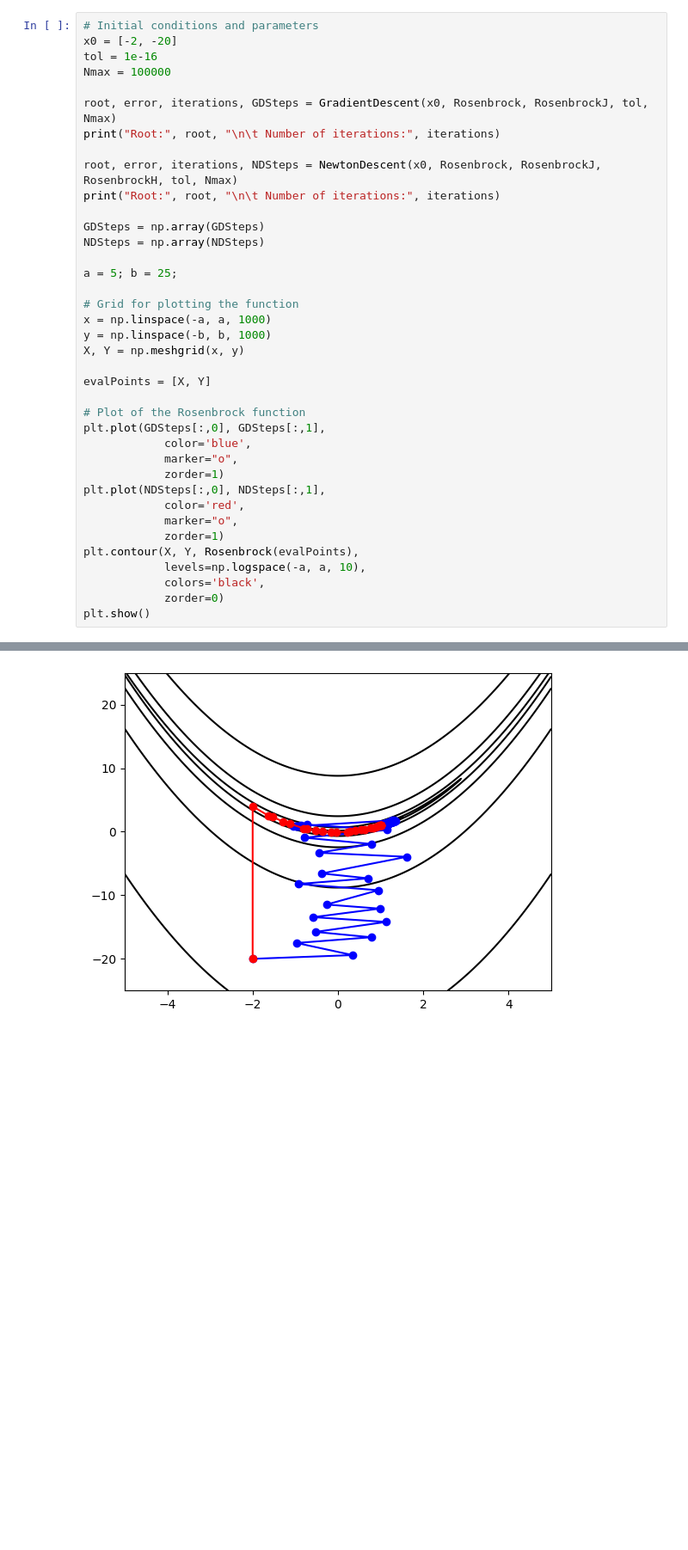
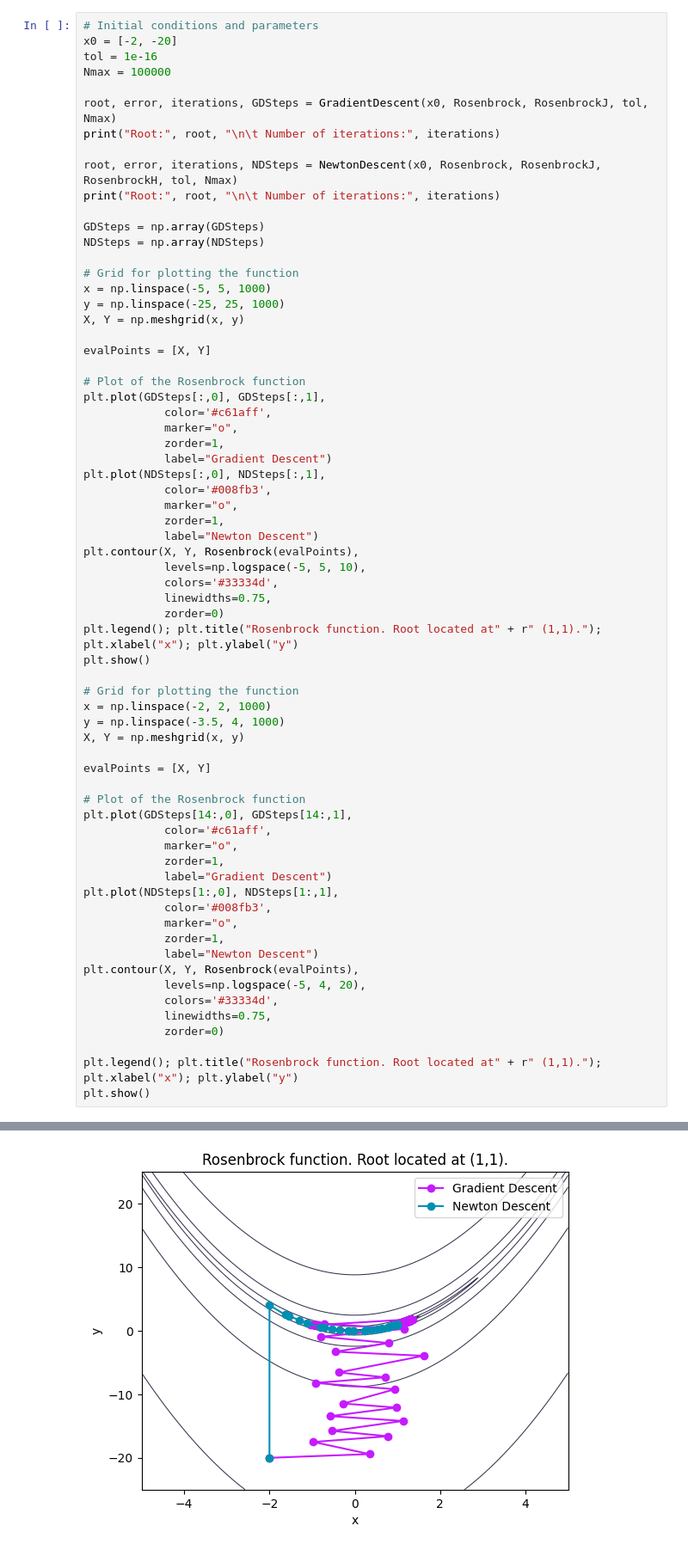
Before and after one commit to cmaddry/APPM-4600, a Jupyter notebook: Final Project/Code/finalProject.ipynb, the cells around one changed output, grey strips where cells are left out. Shown at 86% size. Cells and saved outputs as stored; diff of their text form; blank space fills up the shorter version.

```diff
--- a/Final Project/Code/finalProject.ipynb
+++ b/Final Project/Code/finalProject.ipynb
@@ -15,41 +16,70 @@ x0 = [-2, -20]
 tol = 1e-16
 Nmax = 100000
 
 root, error, iterations, GDSteps = GradientDescent(x0, Rosenbrock, RosenbrockJ, tol, Nmax)
 print("Root:", root, "\n\t Number of iterations:", iterations)
 
 root, error, iterations, NDSteps = NewtonDescent(x0, Rosenbrock, RosenbrockJ, RosenbrockH, tol, Nmax)
 print("Root:", root, "\n\t Number of iterations:", iterations)
 
 GDSteps = np.array(GDSteps)
 NDSteps = np.array(NDSteps)
 
-a = 5; b = 25;
-
 # Grid for plotting the function
-x = np.linspace(-a, a, 1000)
-y = np.linspace(-b, b, 1000)
+x = np.linspace(-5, 5, 1000)
+y = np.linspace(-25, 25, 1000)
 X, Y = np.meshgrid(x, y)
 
 evalPoints = [X, Y]
 
 # Plot of the Rosenbrock function
 plt.plot(GDSteps[:,0], GDSteps[:,1],
-            color='blue',
+            color='#c61aff',
             marker="o",
-            zorder=1)
+            zorder=1,
+            label="Gradient Descent")
 plt.plot(NDSteps[:,0], NDSteps[:,1],
-            color='red',
+            color='#008fb3',
             marker="o",
-            zorder=1)
+            zorder=1,
+            label="Newton Descent")
 plt.contour(X, Y, Rosenbrock(evalPoints),
-            levels=np.logspace(-a, a, 10),
-            colors='black',
+            levels=np.logspace(-5, 5, 10),
+            colors='#33334d',
+            linewidths=0.75,
             zorder=0)
+plt.legend(); plt.title("Rosenbrock function. Root located at" + r" (1,1)."); plt.xlabel("x"); plt.ylabel("y")
 plt.show()
+
+# Grid for plotting the function
+x = np.linspace(-2, 2, 1000)
+y = np.linspace(-3.5, 4, 1000)
+X, Y = np.meshgrid(x, y)
+
+evalPoints = [X, Y]
+
+# Plot of the Rosenbrock function
+plt.plot(GDSteps[14:,0], GDSteps[14:,1],
+            color='#c61aff',
+            marker="o",
+            zorder=1,
+            label="Gradient Descent")
+plt.plot(NDSteps[1:,0], NDSteps[1:,1],
+            color='#008fb3',
+            marker="o",
+            zorder=1,
+            label="Newton Descent")
+plt.contour(X, Y, Rosenbrock(evalPoints),
+            levels=np.logspace(-5, 4, 20),
+            colors='#33334d',
+            linewidths=0.75,
+            zorder=0)
+
+plt.legend(); plt.title("Rosenbrock function. Root located at" + r" (1,1)."); plt.xlabel("x"); plt.ylabel("y")
+plt.show()
 # %% [output]
 Root: [1. 1.]
          Number of iterations: 33354
 Root: [1. 1.]
          Number of iterations: 26
-[figure, old version]
+[figure, new version]
```
Also changed, not shown: parts of 7 cells of this notebook, 10 other files.
